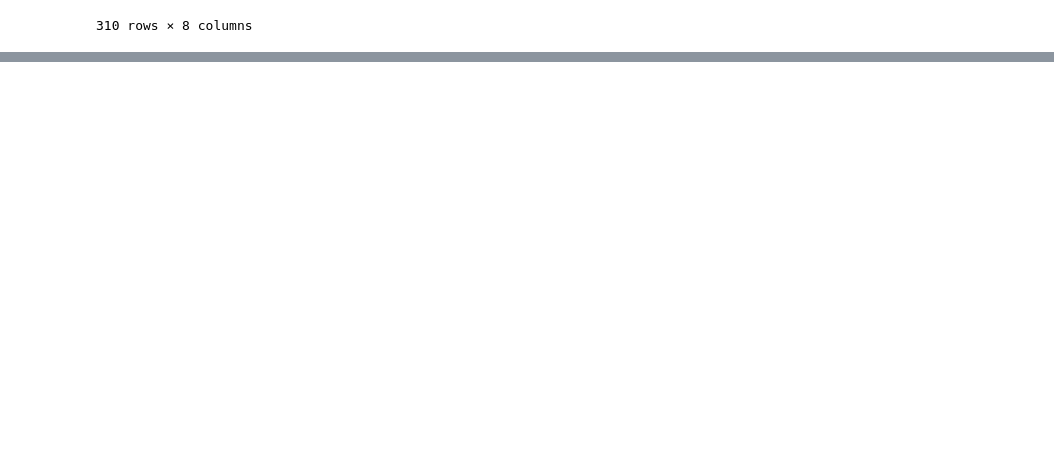
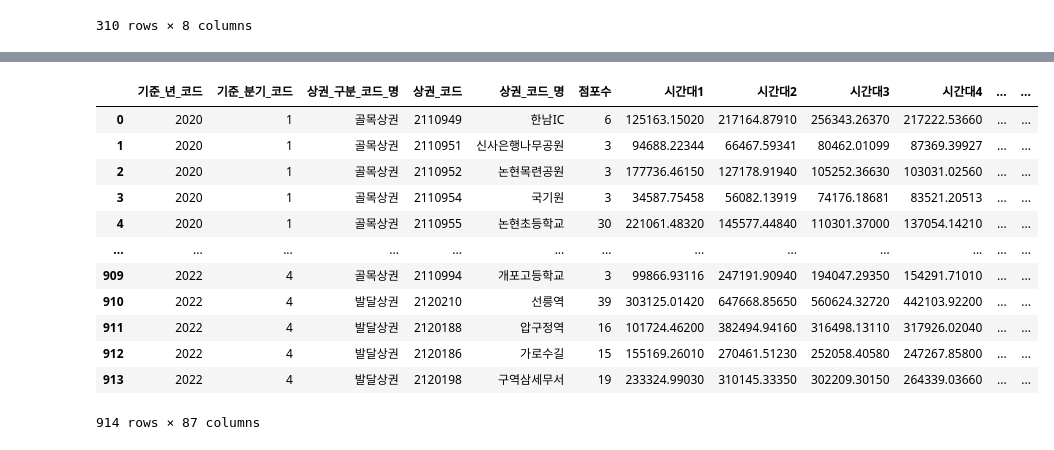
Before and after one commit to GyudongHan/Project_1, a Jupyter notebook: Public_transdata_test(230907~0911ver).ipynb, the cells around one changed output, grey strips where cells are left out. Drawn from its saved outputs; the diff is of its cells as text; code cells hidden in the pictures; blank space fills up the shorter version.

```diff
--- a/Public_transdata_test(230907~.ipynb
+++ b/Public_transdata_test(230907~0911ver).ipynb
@@ -714,0 +1016,3 @@ ALL_filter20
+# %%
+tempp = pd.read_csv('data/Final/trans_data_final.csv', encoding='euc-kr')
+tempp
@@ -714,0 +1050,17 @@ ALL_filter20
+# %%
+result_df = pd.merge(dlatl, tempp, on=['기준_년_코드', '기준_분기_코드', '상권_코드'], how='left')
+result_df
+# %% [output]
+|  | 기준_년_코드 | 기준_분기_코드 | 상권_구분_코드_명 | 상권_코드 | 상권_코드_명 | 점포수 | 시간대1 | 시간대2 | 시간대3 | 시간대4 | ... | ... |
+| 0 | 2020 | 1 | 골목상권 | 2110949 | 한남IC | 6 | 125163.15020 | 217164.87910 | 256343.26370 | 217222.53660 | ... | ... |
+| 1 | 2020 | 1 | 골목상권 | 2110951 | 신사은행나무공원 | 3 | 94688.22344 | 66467.59341 | 80462.01099 | 87369.39927 | ... | ... |
+| 2 | 2020 | 1 | 골목상권 | 2110952 | 논현목련공원 | 3 | 177736.46150 | 127178.91940 | 105252.36630 | 103031.02560 | ... | ... |
+| 3 | 2020 | 1 | 골목상권 | 2110954 | 국기원 | 3 | 34587.75458 | 56082.13919 | 74176.18681 | 83521.20513 | ... | ... |
+| 4 | 2020 | 1 | 골목상권 | 2110955 | 논현초등학교 | 30 | 221061.48320 | 145577.44840 | 110301.37000 | 137054.14210 | ... | ... |
+| ... | ... | ... | ... | ... | ... | ... | ... | ... | ... | ... | ... | ... |
+| 909 | 2022 | 4 | 골목상권 | 2110994 | 개포고등학교 | 3 | 99866.93116 | 247191.90940 | 194047.29350 | 154291.71010 | ... | ... |
+| 910 | 2022 | 4 | 발달상권 | 2120210 | 선릉역 | 39 | 303125.01420 | 647668.85650 | 560624.32720 | 442103.92200 | ... | ... |
+| 911 | 2022 | 4 | 발달상권 | 2120188 | 압구정역 | 16 | 101724.46200 | 382494.94160 | 316498.13110 | 317926.02040 | ... | ... |
+| 912 | 2022 | 4 | 발달상권 | 2120186 | 가로수길 | 15 | 155169.26010 | 270461.51230 | 252058.40580 | 247267.85800 | ... | ... |
+| 913 | 2022 | 4 | 발달상권 | 2120198 | 구역삼세무서 | 19 | 233324.99030 | 310145.33350 | 302209.30150 | 264339.03660 | ... | ... |
+914 rows × 87 columns
```
Also changed, not shown: parts of 26 cells of this notebook, 1 other file.
